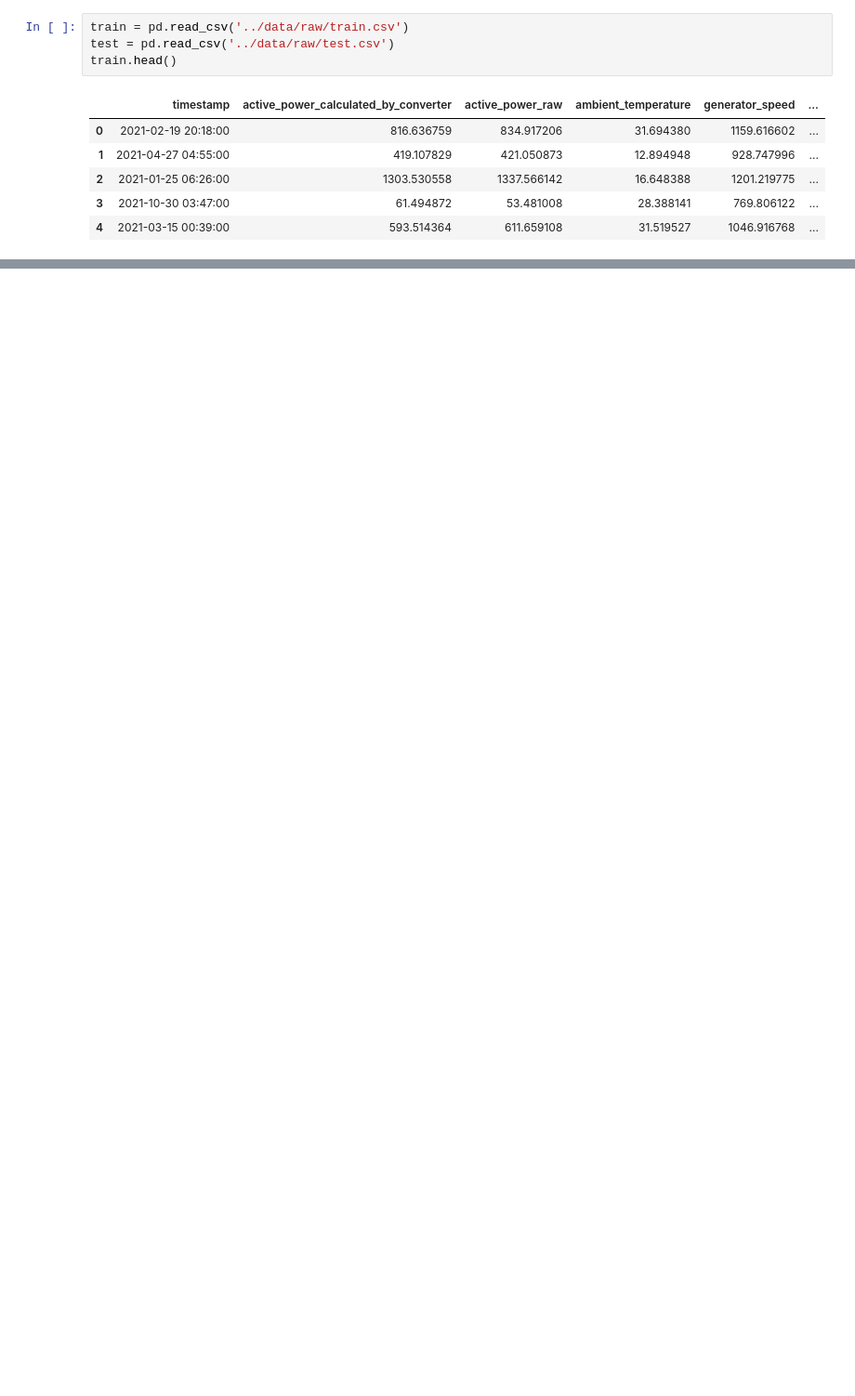
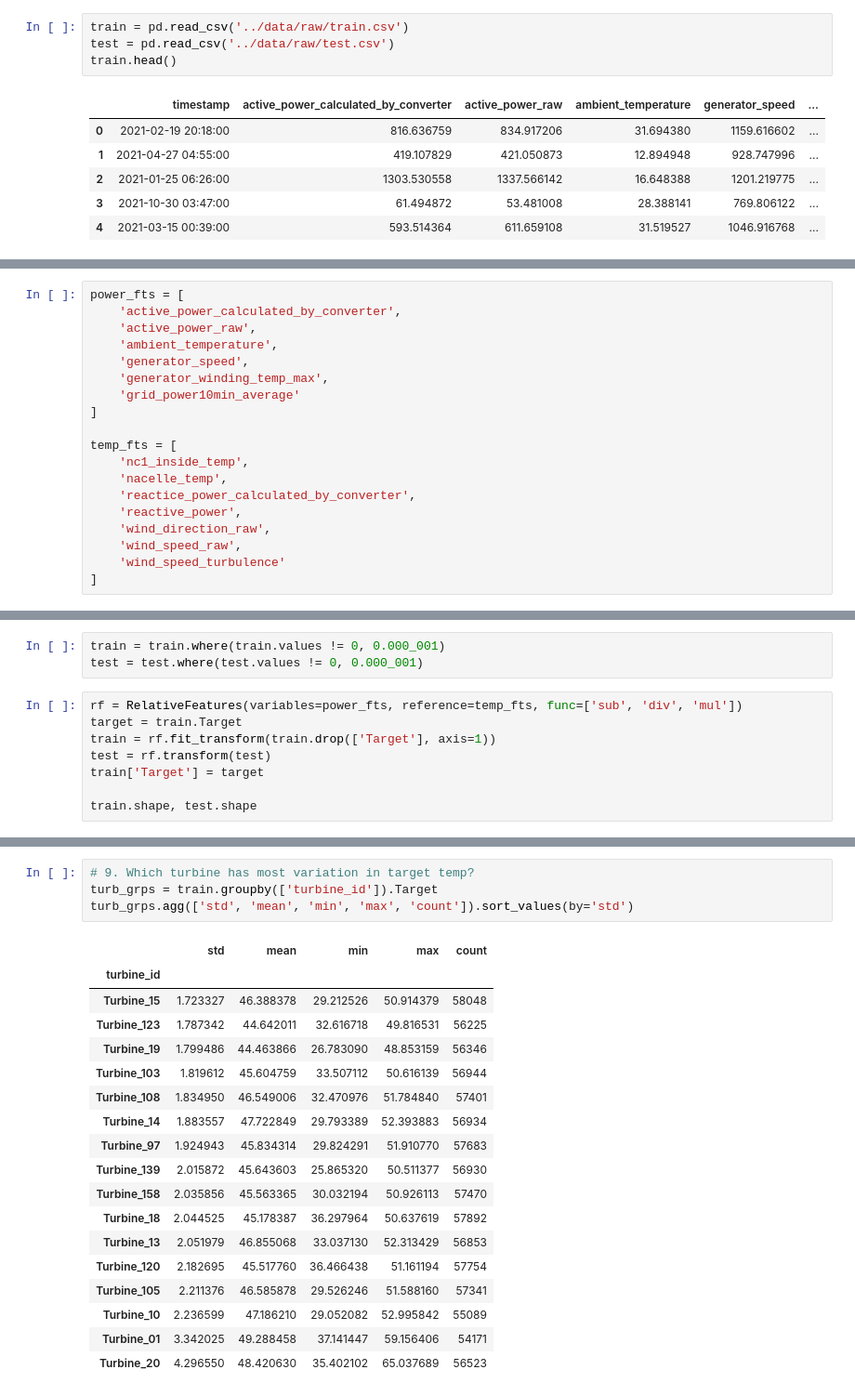
Before and after one commit to k-loki/re_new-machinehack, a Jupyter notebook: notebooks/eda.ipynb, the cells around one changed output, grey strips where cells are left out. Shown: that part at 93% size. Cells and saved outputs as stored; diff of their text form; blank space fills up the shorter version.

```diff
--- a/notebooks/eda.ipynb
+++ b/notebooks/eda.ipynb
@@ -25,0 +36,19 @@ train.head()
+# %%
+power_fts = [
+    'active_power_calculated_by_converter',
+    'active_power_raw',
+    'ambient_temperature',
+    'generator_speed',
+    'generator_winding_temp_max',
+    'grid_power10min_average'
+]
+
+temp_fts = [
+    'nc1_inside_temp',
+    'nacelle_temp',
+    'reactice_power_calculated_by_converter',
+    'reactive_power',
+    'wind_direction_raw',
+    'wind_speed_raw',
+    'wind_speed_turbulence'
+]
@@ -25,0 +74,11 @@ train.head()
+# %%
+train = train.where(train.values != 0, 0.000_001)
+test = test.where(test.values != 0, 0.000_001)
+# %%
+rf = RelativeFeatures(variables=power_fts, reference=temp_fts, func=['sub', 'div', 'mul'])
+target = train.Target
+train = rf.fit_transform(train.drop(['Target'], axis=1))
+test = rf.transform(test)
+train['Target'] = target
+
+train.shape, test.shape
@@ -86,0 +153,23 @@ sns.kdeplot(np.exp(x[:, 0]))
+# %%
+# 9. Which turbine has most variation in target temp?
+turb_grps = train.groupby(['turbine_id']).Target
+turb_grps.agg(['std', 'mean', 'min', 'max', 'count']).sort_values(by='std')
+# %% [output]
+|  | std | mean | min | max | count |
+| turbine_id |  |  |  |  |  |
+| Turbine_15 | 1.723327 | 46.388378 | 29.212526 | 50.914379 | 58048 |
+| Turbine_123 | 1.787342 | 44.642011 | 32.616718 | 49.816531 | 56225 |
+| Turbine_19 | 1.799486 | 44.463866 | 26.783090 | 48.853159 | 56346 |
+| Turbine_103 | 1.819612 | 45.604759 | 33.507112 | 50.616139 | 56944 |
+| Turbine_108 | 1.834950 | 46.549006 | 32.470976 | 51.784840 | 57401 |
+| Turbine_14 | 1.883557 | 47.722849 | 29.793389 | 52.393883 | 56934 |
+| Turbine_97 | 1.924943 | 45.834314 | 29.824291 | 51.910770 | 57683 |
+| Turbine_139 | 2.015872 | 45.643603 | 25.865320 | 50.511377 | 56930 |
+| Turbine_158 | 2.035856 | 45.563365 | 30.032194 | 50.926113 | 57470 |
+| Turbine_18 | 2.044525 | 45.178387 | 36.297964 | 50.637619 | 57892 |
+| Turbine_13 | 2.051979 | 46.855068 | 33.037130 | 52.313429 | 56853 |
+| Turbine_120 | 2.182695 | 45.517760 | 36.466438 | 51.161194 | 57754 |
+| Turbine_105 | 2.211376 | 46.585878 | 29.526246 | 51.588160 | 57341 |
+| Turbine_10 | 2.236599 | 47.186210 | 29.052082 | 52.995842 | 55089 |
+| Turbine_01 | 3.342025 | 49.288458 | 37.141447 | 59.156406 | 54171 |
+| Turbine_20 | 4.296550 | 48.420630 | 35.402102 | 65.037689 | 56523 |
```
Also changed, not shown: parts of 33 cells of this notebook.
